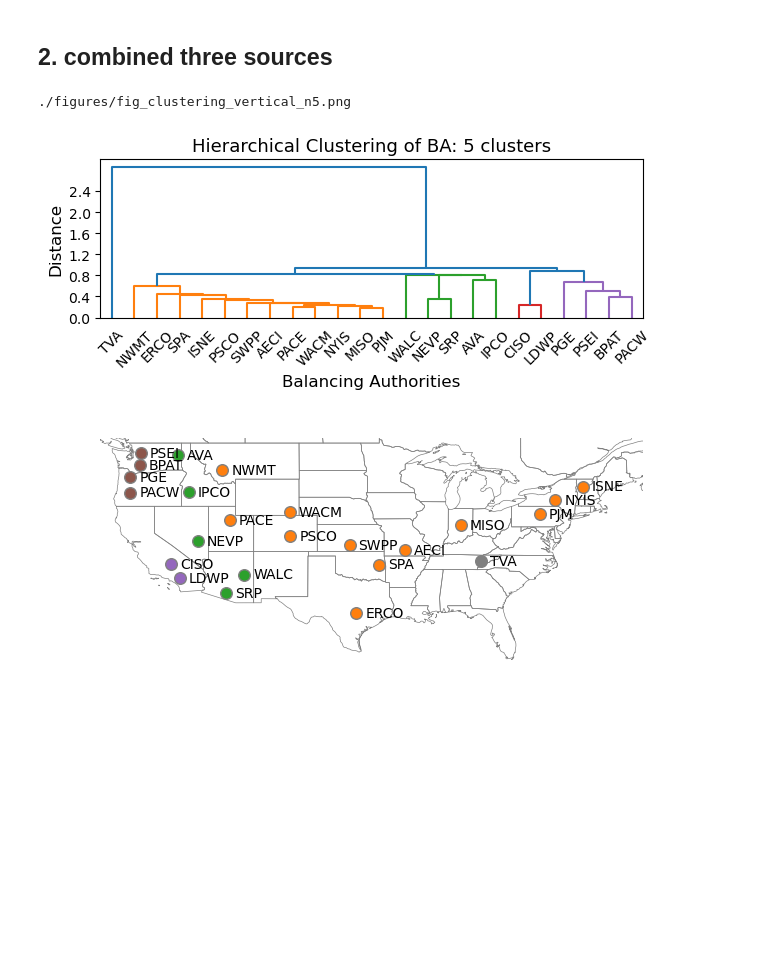
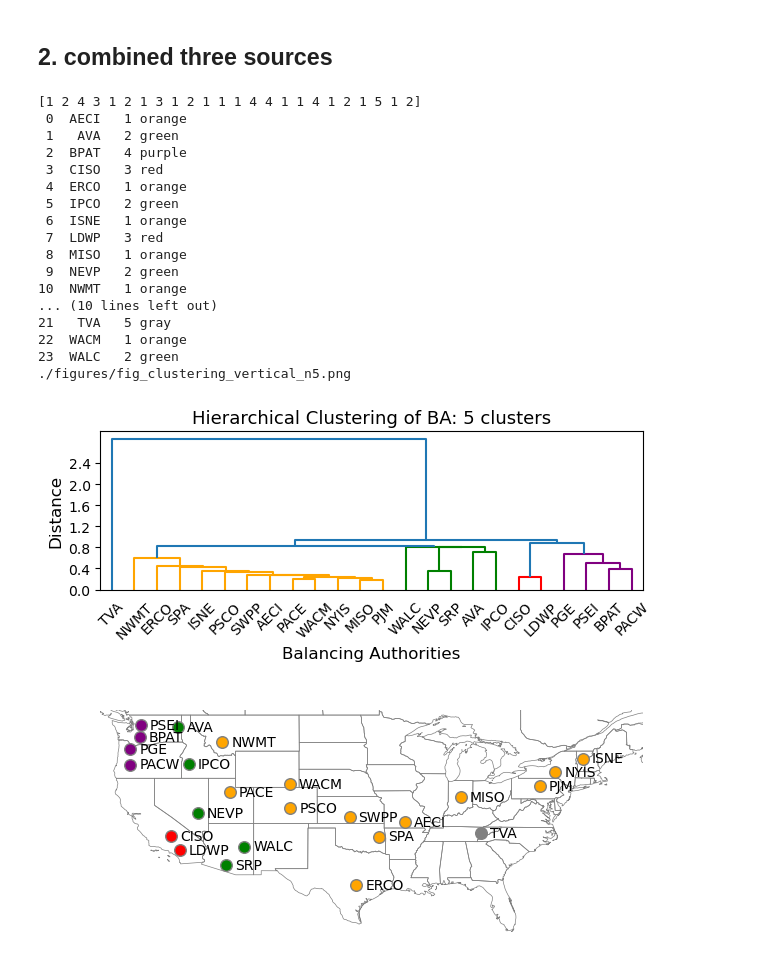
Before and after one commit to GODEEEP/seasonal-energy-droughts, a Jupyter notebook: 4a-cluster-BA.ipynb, the cells around one changed output. Saved outputs shown, nothing was run; the diff lists cells and outputs as text; code cells hidden in the pictures; blank space fills up the shorter version.

```diff
--- a/4a-cluster-BA.ipynb
+++ b/4a-cluster-BA.ipynb
@@ -75,14 +76,21 @@ temp = {R["leaves"][ii]: BA_list[int(R["leaves"][ii])] for ii in np.arange(len(R
 
 def llf(xx):
     return temp[xx]
+# %%
+color_threshold, nclusters = 0.82, 5
+my_palette = ['orange','green','red','purple', 'gray']
+set_link_color_palette(my_palette)
 # %%
 color_threshold, nclusters = 0.82, 5
+
 
 fig_combo = plt.figure(figsize=(7,8))
 ax1 = plt.subplot2grid((19,10), (0,0), rowspan=5, colspan=10)
 ax2 = plt.subplot2grid((19,10), (7,0), rowspan=10, colspan=10, projection=ccrs.PlateCarree())
 #[[ax1]] = PlotFuncsXC.crt_subplot2grid_matrix([7,2,10], [1,0,0], [10], [1])
 #[[ax2]] = PlotFuncsXC.crt_subplot2grid_matrix([7,2,10], [0,0,1], [10], [1], projection=ccrs.PlateCarree())
+
+
 
 # ax1, show dendrogram
 hac.dendrogram(Z,
@@ -103,6 +111,7 @@ ax1.set_ylabel('Distance', fontsize=12)
 ax1.set_yticks(np.arange(0, 2.40001, 0.4))
 
 labels = hac.fcluster(Z, t=color_threshold, criterion='distance')
+print(labels)
 
 # ax2, show map
 # background maps
@@ -119,33 +128,50 @@ ax2.add_feature(cartopy.feature.STATES, linewidth=0.5, facecolor='none', edgecol
 #     edgecolor='gray', facecolor='none'))
 
 for i in np.arange(24):
     my_ll = dic_BA_ll[BA_list[i]]
-    my_color = matplotlib.cm.tab10(labels[i]/7)
-    #print('%2d  %4s  %2d' % (i, BA_list[i], labels[i]))
+    # my_color = matplotlib.cm.tab10(labels[i]/7)
+    my_color = my_palette[labels[i]-1]
+    print('%2d  %4s  %2d %s' % (i, BA_list[i], labels[i], my_color))
     ax2.scatter(my_ll[1], my_ll[0], s=70, facecolor=my_color, edgecolor='grey', alpha=1, zorder=3)
     ax2.text(my_ll[1]+1, my_ll[0], BA_list[i], ha='left', va='center')
 
 ax2.axis('off')
 # ax2.axis('equal')
 
 ax2.set_xlim([-126, -66])
 ax2.set_ylim([25, 49.5])
 
 # decorations
 # gl = ax2.gridlines(crs=ccrs.PlateCarree(), draw_labels=True, linestyle='--', alpha=1,
 #                    x_inline=False, y_inline=False, xlocs=np.arange(-180,171,10), ylocs=np.arange(0,81,5))
 # gl.top_labels = False
 # gl.bottom_labels = True
 # gl.left_labels = True
 # gl.right_labels = True
 
 figname = plotdir + 'fig_clustering_vertical_n%d.png' % (nclusters)
 print(figname)
 fig_combo.savefig(figname, dpi=600, bbox_inches='tight')
 
 plt.show()
 plt.close()
 del(fig_combo)
 # %% [output]
+[1 2 4 3 1 2 1 3 1 2 1 1 1 4 4 1 1 4 1 2 1 5 1 2]
+ 0  AECI   1 orange
+ 1   AVA   2 green
+ 2  BPAT   4 purple
+ 3  CISO   3 red
+ 4  ERCO   1 orange
+ 5  IPCO   2 green
+ 6  ISNE   1 orange
+ 7  LDWP   3 red
+ 8  MISO   1 orange
+ 9  NEVP   2 green
+10  NWMT   1 orange
+... (10 lines left out)
+21   TVA   5 gray
+22  WACM   1 orange
+23  WALC   2 green
 ./figures/fig_clustering_vertical_n5.png
-[figure, old version]
+[figure, new version]
```
Also changed, not shown: parts of 1 cell of this notebook, 18 other files.
